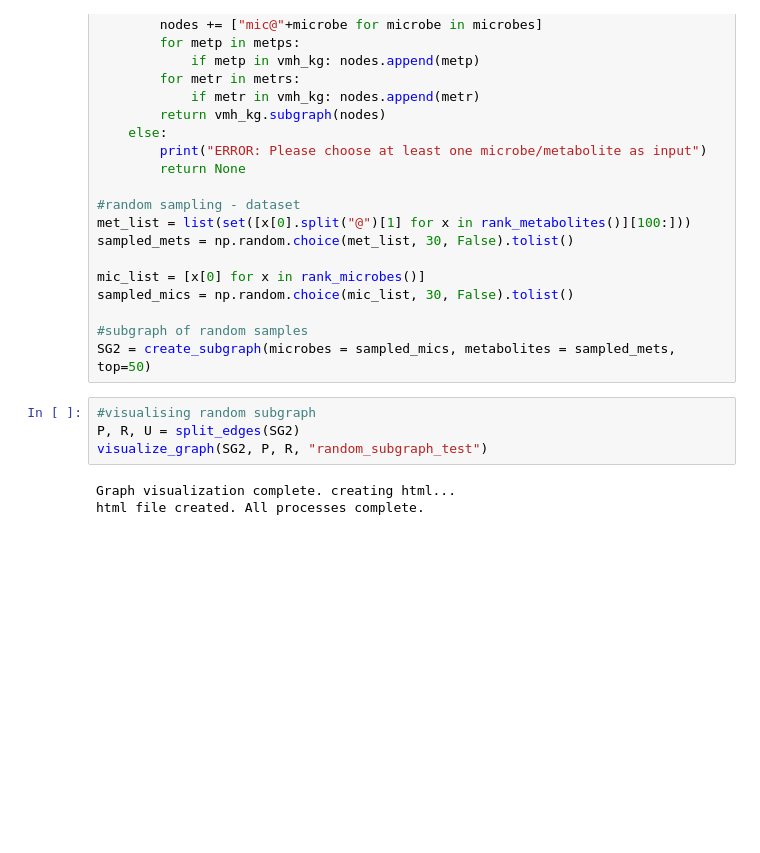
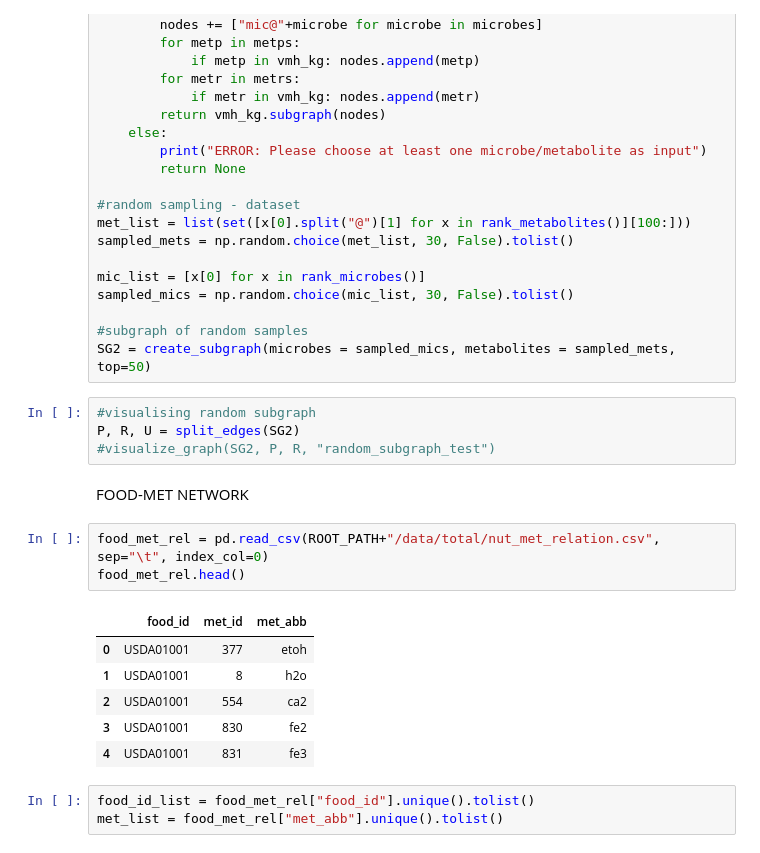
Before and after one commit to mangoflavoured/mangoflavoured.github.io, a Jupyter notebook: networktools.ipynb, the cells around one changed output. Cells and saved outputs as stored; diff of their text form; blank space fills up the shorter version.

Commit message:
food-met network

```diff
--- a/networktools.ipynb
+++ b/networktools.ipynb
@@ -853,7 +853,19 @@ SG2 = create_subgraph(microbes = sampled_mics, metabolites = sampled_mets, top=5
 # %%
 #visualising random subgraph
 P, R, U = split_edges(SG2)
-visualize_graph(SG2, P, R, "random_subgraph_test")
+#visualize_graph(SG2, P, R, "random_subgraph_test")
-# %% [output]
-Graph visualization complete. creating html...
-html file created. All processes complete.
+# %% [markdown]
+FOOD-MET NETWORK
+# %%
+food_met_rel = pd.read_csv(ROOT_PATH+"/data/total/nut_met_relation.csv", sep="\t", index_col=0)
+food_met_rel.head()
+# %% [output]
+|  | food_id | met_id | met_abb |
+| 0 | USDA01001 | 377 | etoh |
+| 1 | USDA01001 | 8 | h2o |
+| 2 | USDA01001 | 554 | ca2 |
+| 3 | USDA01001 | 830 | fe2 |
+| 4 | USDA01001 | 831 | fe3 |
+# %%
+food_id_list = food_met_rel["food_id"].unique().tolist()
+met_list = food_met_rel["met_abb"].unique().tolist()
```
Also changed, not shown: parts of 4 cells of this notebook.
